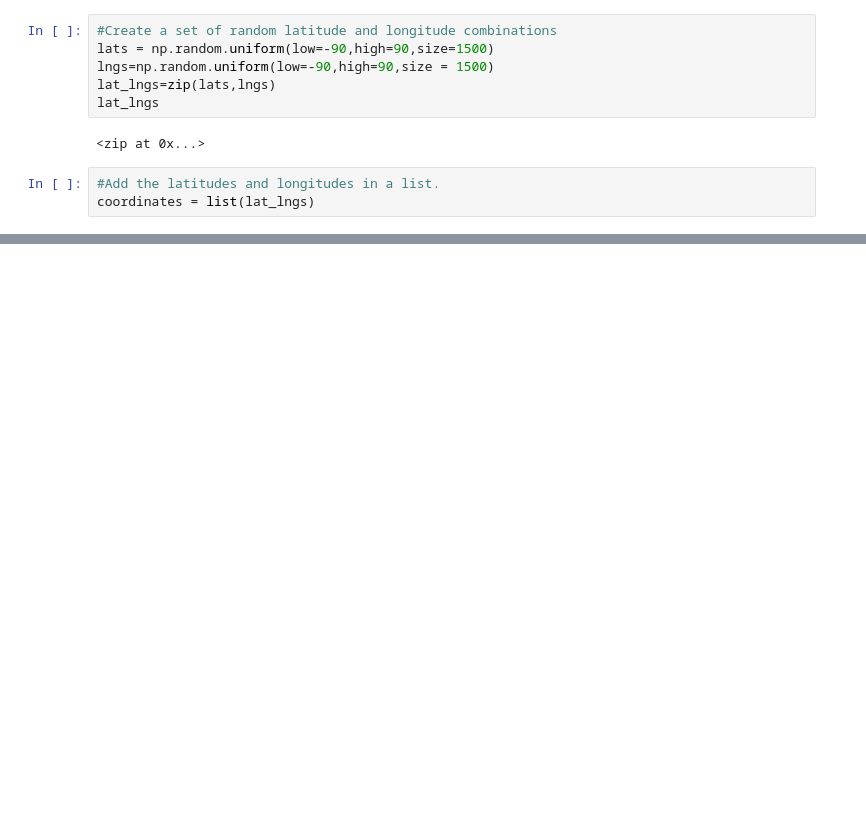
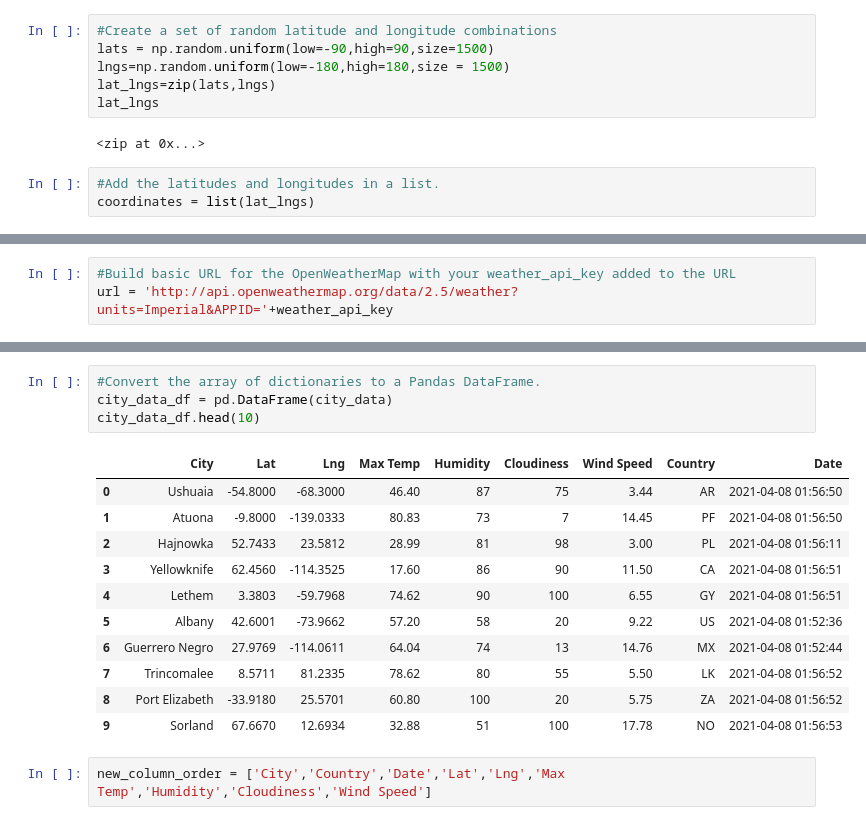
Before and after one commit to shubbyaluk/World_Weather_Analysis, a Jupyter notebook: WeatherPy.ipynb, the cells around one changed output, grey strips where cells are left out. Saved outputs shown, nothing was run; the diff lists cells and outputs as text; blank space fills up the shorter version.

```diff
--- a/WeatherPy.ipynb
+++ b/WeatherPy.ipynb
@@ -7,7 +10,7 @@ import numpy as np
 # %%
 #Create a set of random latitude and longitude combinations
 lats = np.random.uniform(low=-90,high=90,size=1500)
-lngs=np.random.uniform(low=-90,high=90,size = 1500)
+lngs=np.random.uniform(low=-180,high=180,size = 1500)
 lat_lngs=zip(lats,lngs)
 lat_lngs
 # %% [output]
@@ -35,0 +36,3 @@ len(cities)
+# %%
+#Build basic URL for the OpenWeatherMap with your weather_api_key added to the URL
+url = 'http://api.openweathermap.org/data/2.5/weather?units=Imperial&APPID='+weather_api_key
@@ -35,0 +118,18 @@ len(cities)
+# %%
+#Convert the array of dictionaries to a Pandas DataFrame.
+city_data_df = pd.DataFrame(city_data)
+city_data_df.head(10)
+# %% [output]
+|  | City | Lat | Lng | Max Temp | Humidity | Cloudiness | Wind Speed | Country | Date |
+| 0 | Ushuaia | -54.8000 | -68.3000 | 46.40 | 87 | 75 | 3.44 | AR | 2021-04-08 01:56:50 |
+| 1 | Atuona | -9.8000 | -139.0333 | 80.83 | 73 | 7 | 14.45 | PF | 2021-04-08 01:56:50 |
+| 2 | Hajnowka | 52.7433 | 23.5812 | 28.99 | 81 | 98 | 3.00 | PL | 2021-04-08 01:56:11 |
+| 3 | Yellowknife | 62.4560 | -114.3525 | 17.60 | 86 | 90 | 11.50 | CA | 2021-04-08 01:56:51 |
+| 4 | Lethem | 3.3803 | -59.7968 | 74.62 | 90 | 100 | 6.55 | GY | 2021-04-08 01:56:51 |
+| 5 | Albany | 42.6001 | -73.9662 | 57.20 | 58 | 20 | 9.22 | US | 2021-04-08 01:52:36 |
+| 6 | Guerrero Negro | 27.9769 | -114.0611 | 64.04 | 74 | 13 | 14.76 | MX | 2021-04-08 01:52:44 |
+| 7 | Trincomalee | 8.5711 | 81.2335 | 78.62 | 80 | 55 | 5.50 | LK | 2021-04-08 01:56:52 |
+| 8 | Port Elizabeth | -33.9180 | 25.5701 | 60.80 | 100 | 20 | 5.75 | ZA | 2021-04-08 01:56:52 |
+| 9 | Sorland | 67.6670 | 12.6934 | 32.88 | 51 | 100 | 17.78 | NO | 2021-04-08 01:56:53 |
+# %%
+new_column_order = ['City','Country','Date','Lat','Lng','Max Temp','Humidity','Cloudiness','Wind Speed']
```
Also changed, not shown: parts of 6 cells of this notebook, 3 other files.
